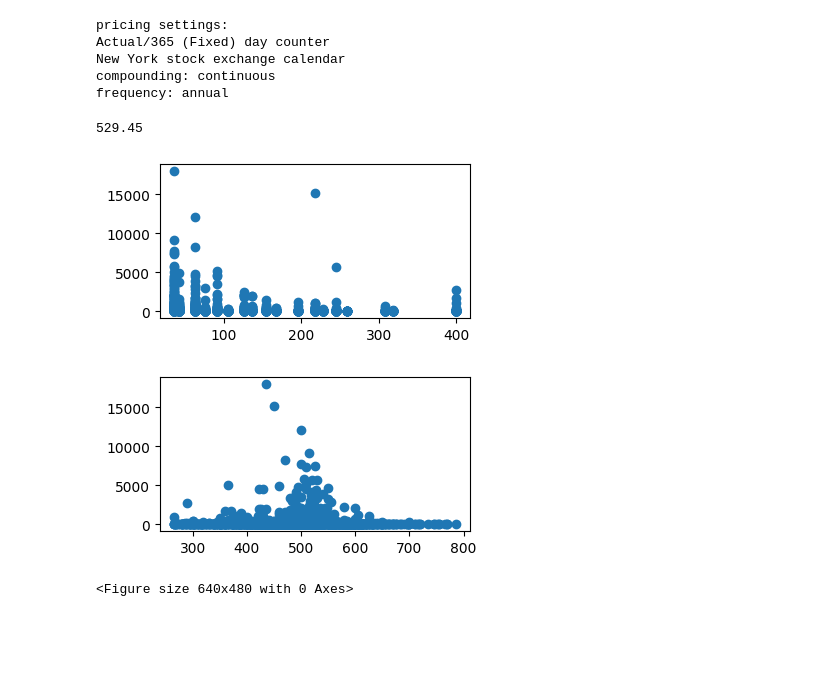
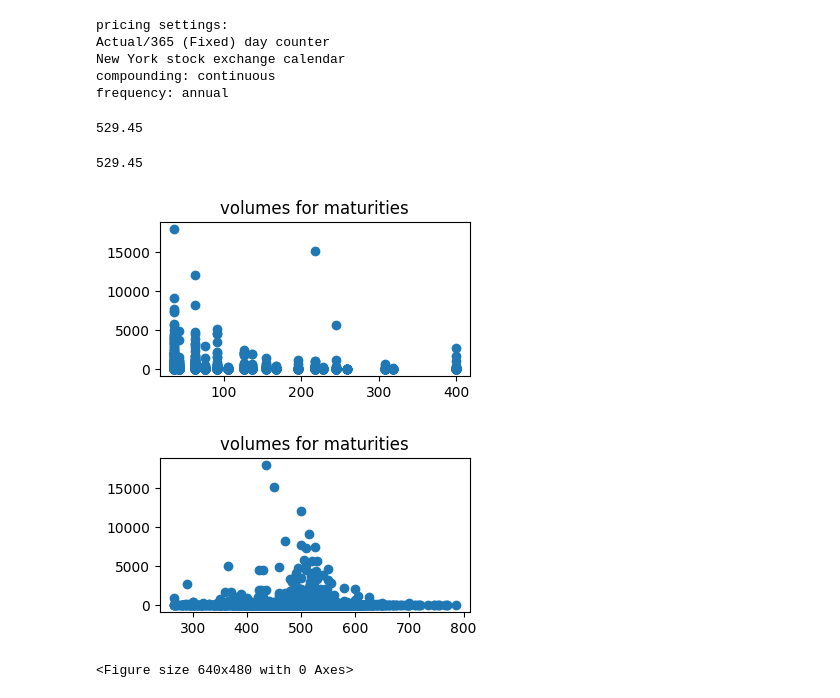
Before and after one commit to boomelage/machine-learning-option-pricing, a Jupyter notebook: historical_data/historitcal_alphaVantage_collection/historical_av_collection_review.ipynb, the cells around one changed output. Drawn from its saved outputs; the diff is of its cells as text; code cells hidden in the pictures; blank space fills up the shorter version.

```diff
--- a/historical_data/historitcal_alphaVantage_collection/historical_av_collection_review.ipynb
+++ b/historical_data/historitcal_alphaVantage_collection/historical_av_collection_review.ipynb
@@ -17,4 +17,18 @@ frequency: annual
 key = ms.av_key
 symbol = 'SPY'
 date = '2024-05-17'
+# %%
+underlying_url = str(
+    "https://www.alphavantage.co/query?function=TIME_SERIES_DAILY"
+    f"&symbol={symbol}&date={date}&outputsize=compact&apikey={key}"
+    )
+spotr = requests.get(underlying_url)
+spots = pd.DataFrame(spotr.json()['Time Series (Daily)']).T
+spots = spots.astype(float)
+
+spots.index = pd.to_datetime(spots.index,format='%Y-%m-%d')
+spot = float(spots['4. close'][date])
+spot
+# %% [output]
+529.45
 # %%
@@ -69,14 +70,16 @@ indexed = df.copy().set_index(['strike','days_to_maturity'])
 # %%
 plt.figure(figsize=(4,2))
 plt.scatter(df['days_to_maturity'],df['volume'])
+plt.title('volumes for maturities')
 plt.show()
 plt.figure(figsize=(4,2))
 plt.scatter(df['strike'],df['volume'])
+plt.title('volumes for maturities')
 plt.show()
 plt.clf()
 # %% [output]
-[figure, old version]
+[figure, new version]
-[figure, old version]
+[figure, new version]
 <Figure size 640x480 with 0 Axes>
 # %%
 s = spot
```
Also changed, not shown: parts of 10 cells of this notebook, 4 other files.
